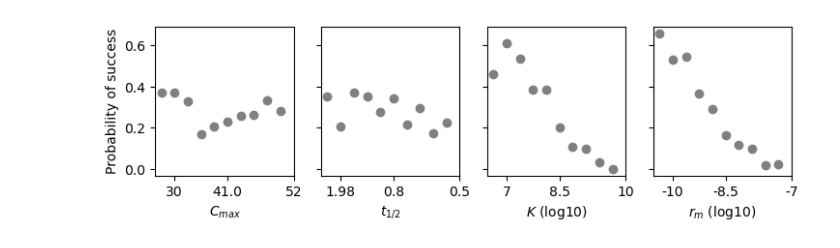
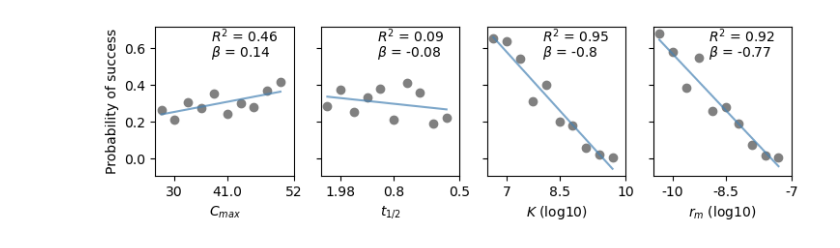
Before and after one commit to eshanking/fears-figures, a Jupyter notebook: figure_code/pharmacokinetics_analysis.ipynb, the cells around one changed output. Saved outputs shown, nothing was run; the diff lists cells and outputs as text; code cells hidden in the pictures.

```diff
--- a/figure_code/pharmacokinetics_analysis.ipynb
+++ b/figure_code/pharmacokinetics_analysis.ipynb
@@ -73,6 +108,6 @@ print(min_kelim,max_kelim)
 # %%
 res = np.zeros(n_samples)
-n_sims = 10
+n_sims = 100
 
 for i in range(n_samples):
 
@@ -228,6 +263,15 @@ for bin in bins:
 ax = ax_list[0]
 ax.scatter(bins,cmax_marg,color='gray')
 
+# compute regression
+regres = spstats.linregress(bins,cmax_marg)
+ax.plot(bins,regres.intercept + regres.slope*bins,color='steelblue',alpha=0.7)
+
+# annotate R^2 and p-value
+ax.annotate('$R^2$ = ' + str(round(regres.rvalue**2,2)),xy=(0.4,0.9),xycoords='axes fraction',fontsize=10)
+# ax.annotate('$p = $' + str(round(regres.pvalue,2)),xy=(0.1,0.7),xycoords='axes fraction',fontsize=10)
+ax.annotate(r'$\beta$ = ' + str(round(regres.slope,2)),xy=(0.4,0.8),xycoords='axes fraction',fontsize=10)
+
 ax.set_xticks([0.1,0.5,1])
 ax.set_xticklabels([np.round(min_cmax,2),np.round((min_cmax+max_cmax)/2,2),np.round(max_cmax,2)])
 
@@ -236,35 +280,54 @@ ax.set_xlabel('$C_{max}$')
 ax = ax_list[1]
 
 ax.scatter(bins,kelim_marg,color='gray')
+
+regres = spstats.linregress(bins,kelim_marg)
+ax.plot(bins,regres.intercept + regres.slope*bins,color='steelblue',alpha=0.7)
+
+ax.annotate('$R^2$ = ' + str(round(regres.rvalue**2,2)),xy=(0.4,0.9),xycoords='axes fraction',fontsize=10)
+ax.annotate(r'$\beta$ = ' + str(round(regres.slope,2)),xy=(0.4,0.8),xycoords='axes fraction',fontsize=10)
 
 ax.set_xticks([0.1,0.5,1])
 # ax.set_xticklabels([np.round(min_kelim,2),np.round((min_kelim+max_kelim)/2,2),np.round(max_kelim,2)])
 ax.set_xticklabels(thalf)
 
 ax.set_xlabel('$t_{1/2}$')
 
 ax = ax_list[2]
 
 ax.scatter(bins,carry_marg,color='gray')
 
+regres = spstats.linregress(bins,carry_marg)
+ax.plot(bins,regres.intercept + regres.slope*bins,color='steelblue',alpha=0.7)
+
+ax.annotate('$R^2$ = ' + str(round(regres.rvalue**2,2)),xy=(0.4,0.9),xycoords='axes fraction',fontsize=10)
+# ax.annotate('$p < 10^{' + str(int(np.round(np.log10(regres.pvalue)))) + '}$',xy=(0.5,0.7),xycoords='axes fraction',fontsize=10)
+ax.annotate(r'$\beta$ = ' + str(round(regres.slope,2)),xy=(0.4,0.8),xycoords='axes fraction',fontsize=10)
+
 ax.set_xticks([0.1,0.5,1])
 ax.set_xticklabels([np.round(min_carrying_cap,2),np.round((min_carrying_cap+max_carrying_cap)/2,2),np.round(max_carrying_cap,2)])
 
 ax.set_xlabel('$K$ (log10)')
 
 ax = ax_list[3]
 
 ax.scatter(bins,mut_marg,color='gray')
+
+regres = spstats.linregress(bins,mut_marg)
+ax.plot(bins,regres.intercept + regres.slope*bins,color='steelblue',alpha=0.7)
+
+ax.annotate('$R^2$ = ' + str(round(regres.rvalue**2,2)),xy=(0.4,0.9),xycoords='axes fraction',fontsize=10)
+ax.annotate(r'$\beta$ = ' + str(round(regres.slope,2)),xy=(0.4,0.8),xycoords='axes fraction',fontsize=10)
 
 ax.set_xticks([0.1,0.5,1])
 ax.set_xticklabels([np.round(min_mut_rate,2),np.round((min_mut_rate+max_mut_rate)/2,2),np.round(max_mut_rate,2)])
 
 ax.set_xlabel('$r_{m}$ (log10)')
 
 ax_list[0].set_ylabel('Probability of success')
 
 # ax_list[0].annotate('B',xy=(-0.3,1.1),xycoords='axes fraction',fontsize=12);
 
 fig.savefig('../figures/pharmacokinetics_marginal_distributions.pdf',bbox_inches='tight')
 # %% [output]
-[figure, old version]
+[figure, new version]
```
Also changed, not shown: parts of 10 cells of this notebook, 32 other files.
